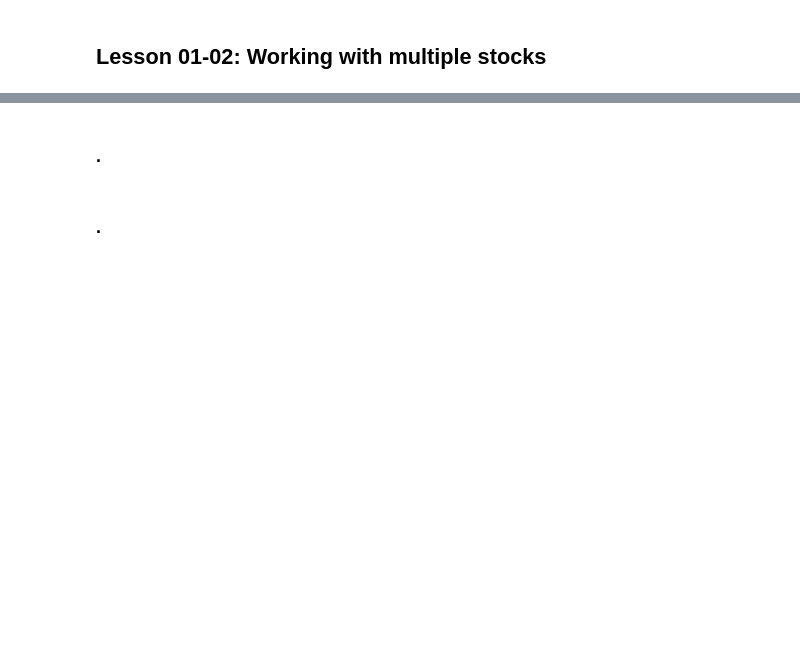
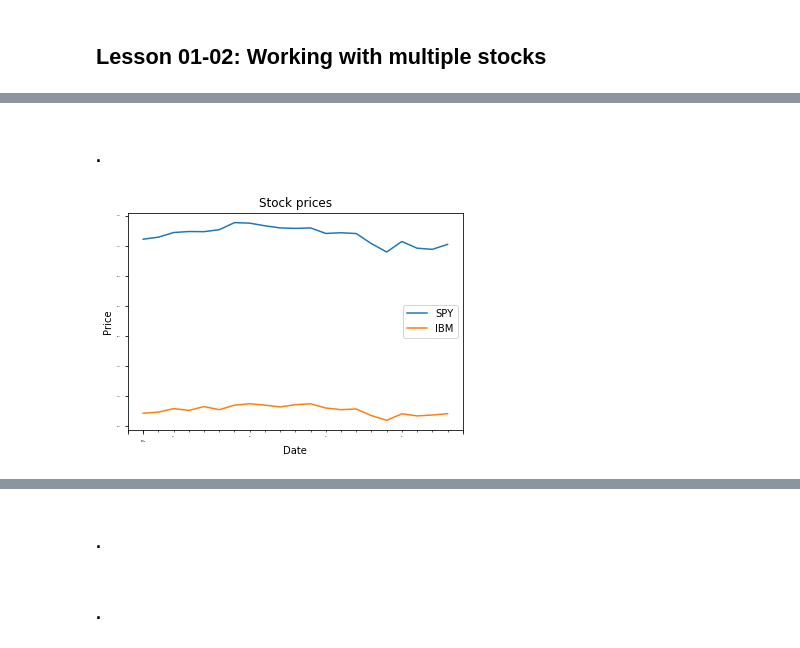
Before and after one commit to samosapiens/machine_learning, a Jupyter notebook: ML_Trading_Course/Machine Learning for Trading.ipynb, the cells around one changed output, grey strips where cells are left out. Cells and saved outputs as stored; diff of their text form; code cells hidden in the pictures; blank space fills up the shorter version.

```diff
--- a/ML_Trading_Course/Machine Learning for Trading.ipynb
+++ b/ML_Trading_Course/Machine Learning for Trading.ipynb
@@ -327,0 +403,10 @@ test_run_plot_two_columns()
+# %%
+def test_new_empty_df():
+    start_date = '2018-01-22'
+    end_date = '2018-01-31'
+    dates = pd.date_range(start_date, end_date)
+    df1 = pd.DataFrame(index=dates)
+    return df1
+
+df = test_new_empty_df()
+print df
@@ -327,0 +580,20 @@ test_run_plot_two_columns()
+# %% [markdown]
+### .
+# %%
+def plot_selected(df, columns, start_index, end_index):
+    """Plot the desired columns over index values in the given range."""
+    plot_data(df.loc[start_index:end_index, columns])
+
+def test_run_multistock_plot():
+    # Define a date range
+    dates = pd.date_range('2018-01-01', '2018-10-31')
+    # Choose stock symbols to read
+    symbols = ['GOOG', 'IBM', 'GLD', 'AAPL']  # SPY will be added in get_data()
+    # Get stock data
+    df = get_data(symbols, dates)
+    # Slice and plot
+    plot_selected(df, ['SPY', 'IBM'], '2018-03-01', '2018-04-01')
+
+test_run_multistock_plot()
+# %% [output]
+[figure, added]
```
Also changed, not shown: parts of 109 cells of this notebook, 36 other files.
